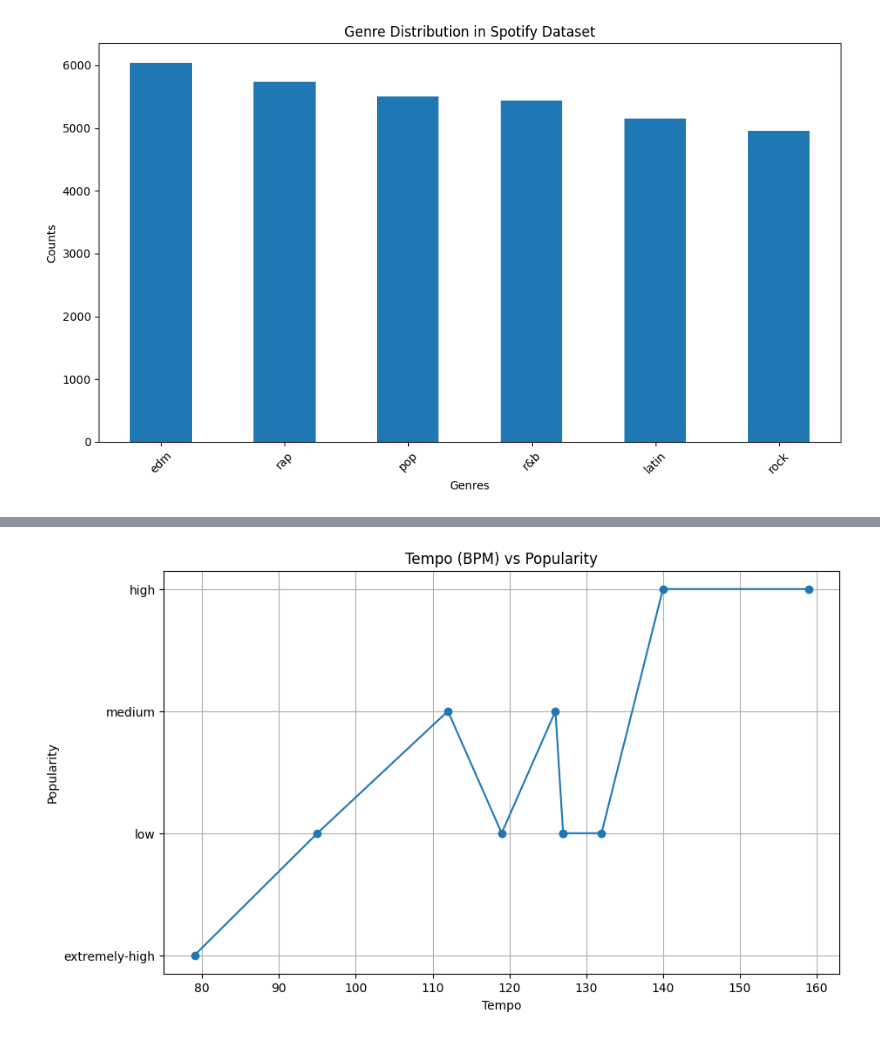
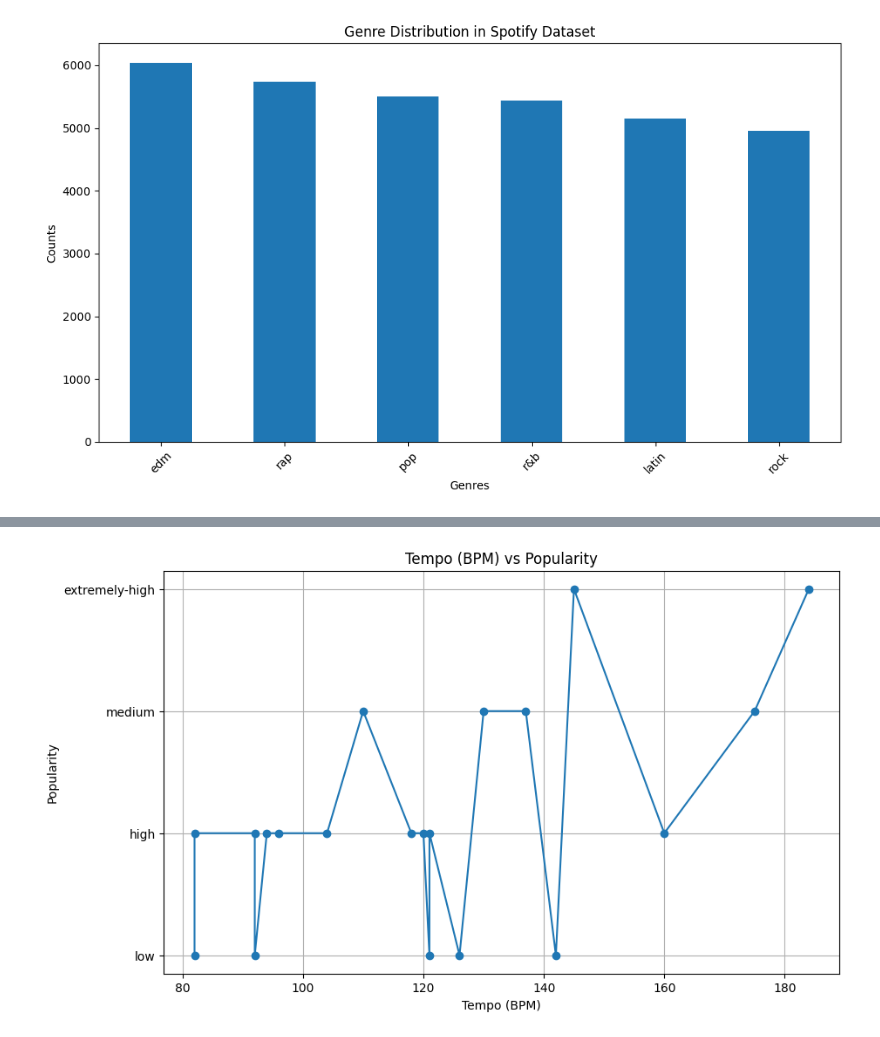
Before and after one commit to koskinenj/Analysoinnin__projekti, a Jupyter notebook: Project NEW.ipynb, the cells around one changed output, grey strips where cells are left out. Cells and saved outputs as stored; diff of their text form; code cells hidden in the pictures.

```diff
--- a/Project NEW.ipynb
+++ b/Project NEW.ipynb
@@ -291,13 +250,13 @@ plt.show()
 # %%
-spotify_subset = spotify.sample(10)  # Valitaan satunnainen otos
+spotify_subset = spotify.sample(20)  # Valitaan 20 eri kappaletta kaavioon
 spotify_subset = spotify_subset.sort_values(by='Tempo (BPM)', ascending=True)
 
 plt.figure(figsize=(10, 6))
 plt.plot(spotify_subset['Tempo (BPM)'], spotify_subset['Popularity'], marker='o')
 plt.title('Tempo (BPM) vs Popularity')
-plt.xlabel('Tempo')
+plt.xlabel('Tempo (BPM)')
 plt.ylabel('Popularity')
 plt.grid(True)
 plt.show()
 # %% [output]
-[figure, old version]
+[figure, new version]
```
Also changed, not shown: parts of 6 cells of this notebook.
